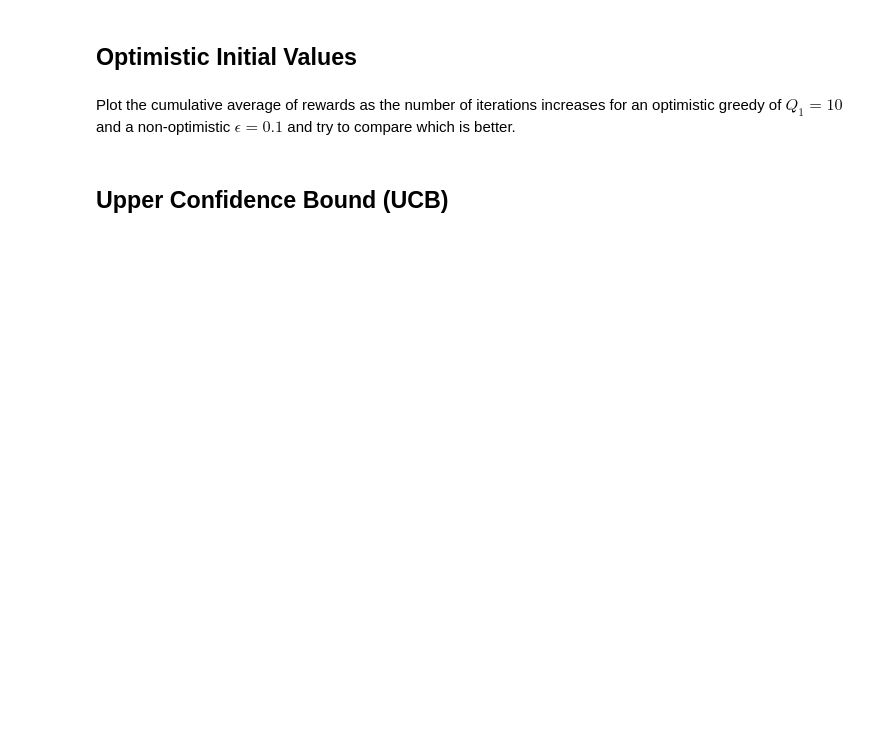
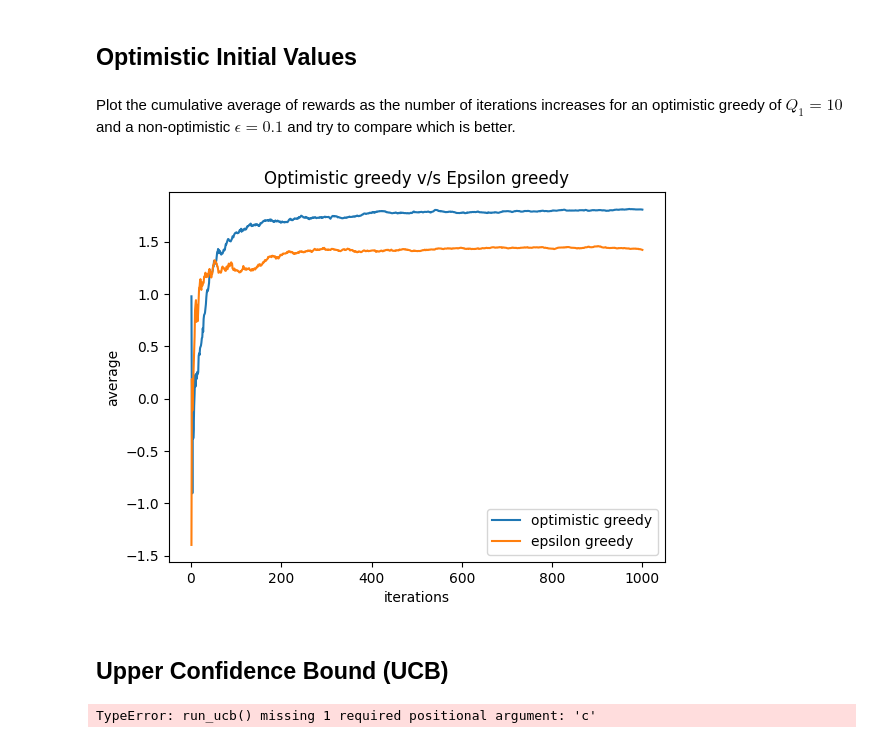
Before and after one commit to Chirayu-Jain2/WIDS-2025-Intro-to-Reinforcement-Learning, a Jupyter notebook: Week 1/work_on_bandits.ipynb, the cells around one changed output. Drawn from its saved outputs; the diff is of its cells as text; code cells hidden in the pictures; blank space fills up the shorter version.

```diff
--- a/Week 1/work_on_bandits.ipynb
+++ b/Week 1/work_on_bandits.ipynb
@@ -96,4 +130,44 @@ def run_optimistic_greedy():
+# %%
+def run_optimistic_greedy():
+    avg_till_now=[10 for _ in range(10)]
+    reward_list=[]
+    times_chosen = [0]*10
+    for iterations in range(1,1001):
+        reward=0
+        maximum=max(avg_till_now)
+        max_avg=[]
+        for j in range(10):
+            if avg_till_now[j]==maximum:
+                max_avg.append(j)
+        if len(max_avg)==1:
+            reward = bandits[max_avg[0]].pullLever()
+            times_chosen[max_avg[0]]+=1
+            reward_list.append(reward)
+            avg_till_now[max_avg[0]]+=(1/times_chosen[max_avg[0]]) * (reward-avg_till_now[max_avg[0]])
+
+        if len(max_avg)!=1:
+            selected=random.choice(max_avg)
+            reward = bandits[selected].pullLever()
+            times_chosen[selected]+=1
+            reward_list.append(reward)
+            avg_till_now[selected]+=(1/times_chosen[selected]) * (reward-avg_till_now[selected])
+    return reward_list
 # %% [markdown]
 Plot the cumulative average of rewards as the number of iterations increases for an optimistic greedy of $Q_1 = 10$ and a non-optimistic $\epsilon = 0.1$ and try to compare which is better.
+# %%
+x=np.arange(1,1001)
+reward_optimistic=run_optimistic_greedy()
+y_optimistic=[sum(reward_optimistic[:i])/i for i in np.arange(1,1001)]
+reward_epsilion=run_epsilon_greedy(0.1)
+y_epsilion=[sum(reward_epsilion[:i])/i for i in np.arange(1,1001)]
+plt.plot(x,y_optimistic,label="optimistic greedy")
+plt.plot(x,y_epsilion,label="epsilon greedy")
+plt.xlabel("iterations")
+plt.ylabel("average")
+plt.title("Optimistic greedy v/s Epsilon greedy")
+plt.legend()
+plt.show()
+# %% [output]
+[figure, added]
 # %% [markdown]
 ## Upper Confidence Bound (UCB)
@@ -104,0 +205,11 @@ def run_ucb(c):
+# %%
+reward=run_ucb()
+x=np.arange(1,1001)
+y=[sum(reward[:i])/i for i in np.arange(1,1001)]
+plt.plot(x,y)
+plt.xlabel("number of iterations")
+plt.ylabel("cumulative average of rewards")
+plt.title("Upper Cofidence Bound")
+plt.show()
+# %% [output]
+TypeError: run_ucb() missing 1 required positional argument: 'c'
```
Also changed, not shown: parts of 9 cells of this notebook.
